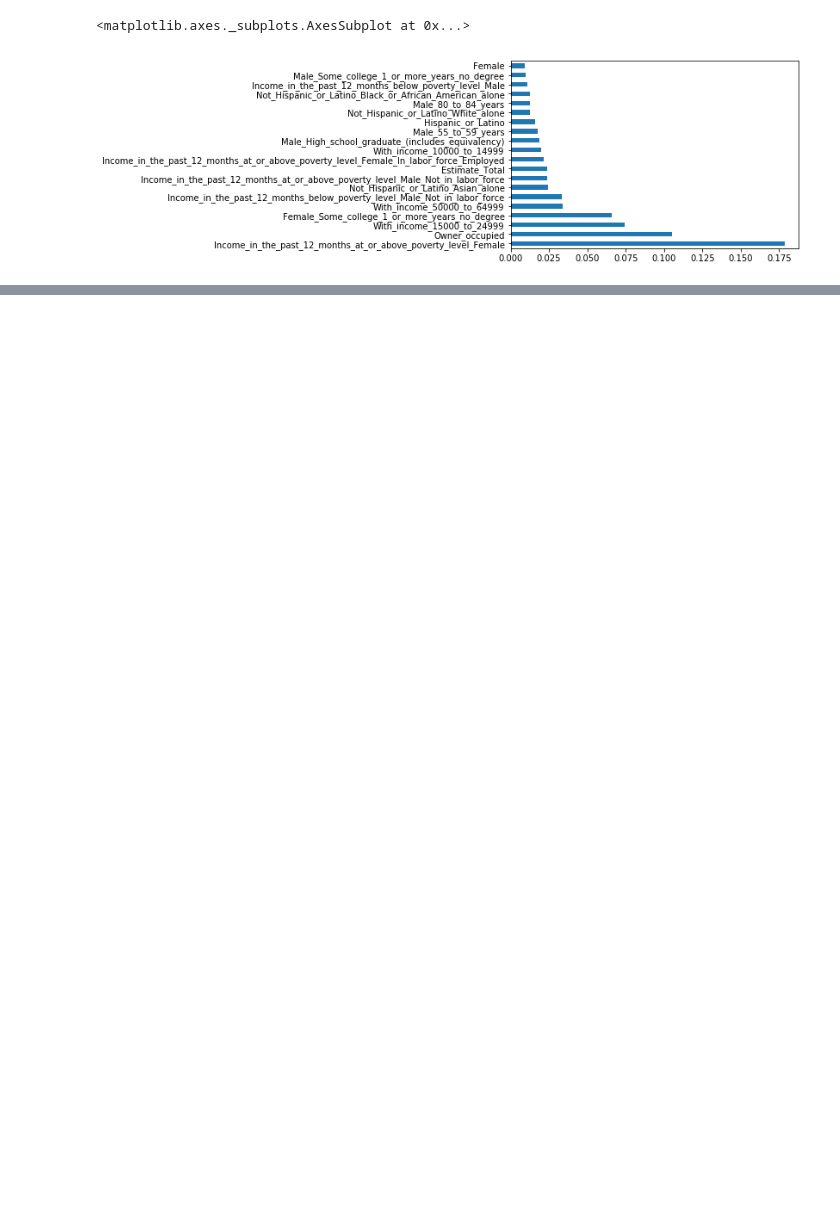
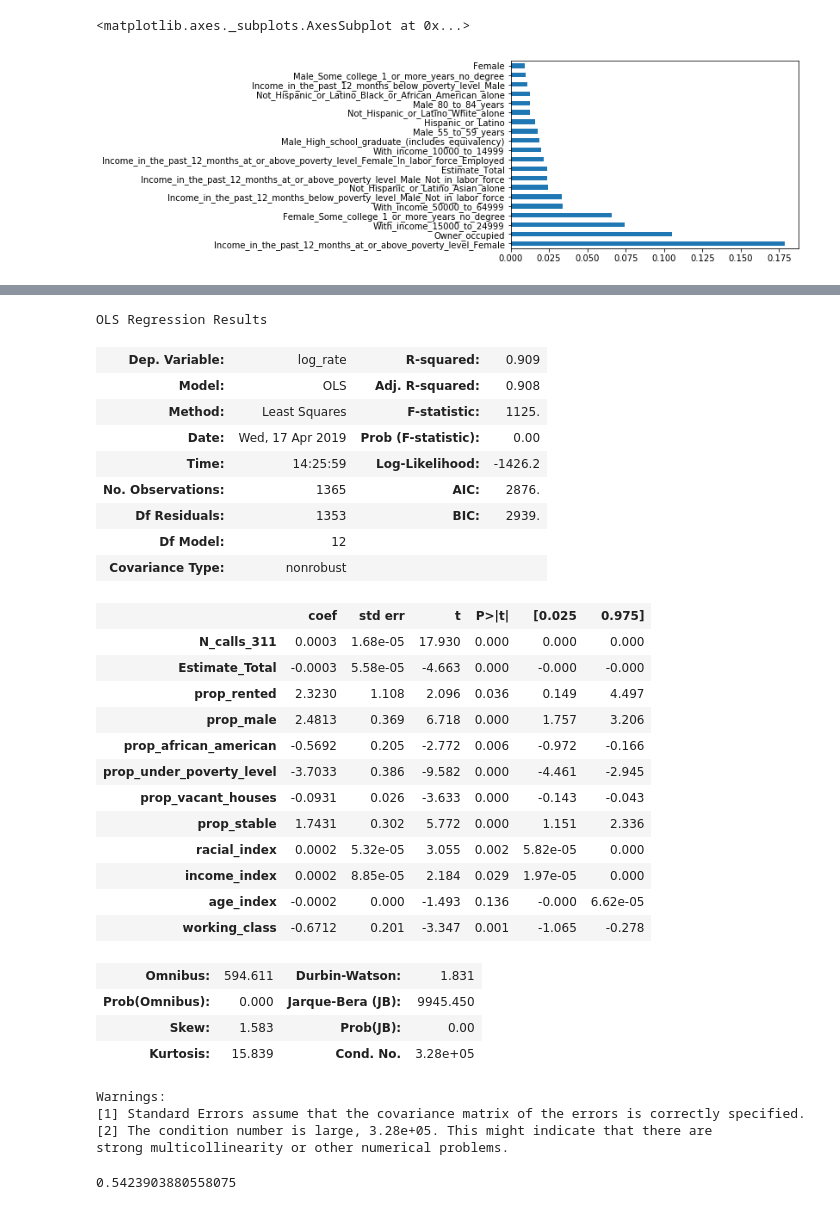
Before and after one commit to zhiwei-kou/sf-crime, a Jupyter notebook: code/python_modeling/0_Load_Spatial_Data_and_create_with_R.ipynb, the cells around one changed output, grey strips where cells are left out. Saved outputs shown, nothing was run; the diff lists cells and outputs as text; code cells hidden in the pictures; blank space fills up the shorter version.

Commit message:
basic modeling

```diff
--- a/code/python_modeling/0_Load_Spatial_Data_and_create_with_R.ipynb
+++ b/code/python_modeling/0_Load_Spatial_Data_and_create_with_R.ipynb
@@ -393,0 +509,43 @@ feat_importances.nlargest(20).plot(kind='barh')
+# %%
+## normal linear regrression
+from  statsmodels.api import OLS
+lr = OLS(Y_train,X_train).fit()
+lr.summary()
+# %% [output]
+OLS Regression Results
+| Dep. Variable: | log_rate | R-squared: | 0.909 |
+| Model: | OLS | Adj. R-squared: | 0.908 |
+| Method: | Least Squares | F-statistic: | 1125. |
+| Date: | Wed, 17 Apr 2019 | Prob (F-statistic): | 0.00 |
+| Time: | 14:25:59 | Log-Likelihood: | -1426.2 |
+| No. Observations: | 1365 | AIC: | 2876. |
+| Df Residuals: | 1353 | BIC: | 2939. |
+| Df Model: | 12 |  |  |
+| Covariance Type: | nonrobust |  |  |
+|  | coef | std err | t | P>|t| | [0.025 | 0.975] |
+| N_calls_311 | 0.0003 | 1.68e-05 | 17.930 | 0.000 | 0.000 | 0.000 |
+| Estimate_Total | -0.0003 | 5.58e-05 | -4.663 | 0.000 | -0.000 | -0.000 |
+| prop_rented | 2.3230 | 1.108 | 2.096 | 0.036 | 0.149 | 4.497 |
+| prop_male | 2.4813 | 0.369 | 6.718 | 0.000 | 1.757 | 3.206 |
+| prop_african_american | -0.5692 | 0.205 | -2.772 | 0.006 | -0.972 | -0.166 |
+| prop_under_poverty_level | -3.7033 | 0.386 | -9.582 | 0.000 | -4.461 | -2.945 |
+| prop_vacant_houses | -0.0931 | 0.026 | -3.633 | 0.000 | -0.143 | -0.043 |
+| prop_stable | 1.7431 | 0.302 | 5.772 | 0.000 | 1.151 | 2.336 |
+| racial_index | 0.0002 | 5.32e-05 | 3.055 | 0.002 | 5.82e-05 | 0.000 |
+| income_index | 0.0002 | 8.85e-05 | 2.184 | 0.029 | 1.97e-05 | 0.000 |
+| age_index | -0.0002 | 0.000 | -1.493 | 0.136 | -0.000 | 6.62e-05 |
+| working_class | -0.6712 | 0.201 | -3.347 | 0.001 | -1.065 | -0.278 |
+| Omnibus: | 594.611 | Durbin-Watson: | 1.831 |
+| Prob(Omnibus): | 0.000 | Jarque-Bera (JB): | 9945.450 |
+| Skew: | 1.583 | Prob(JB): | 0.00 |
+| Kurtosis: | 15.839 | Cond. No. | 3.28e+05 |
+Warnings:
+[1] Standard Errors assume that the covariance matrix of the errors is correctly specified.
+[2] The condition number is large, 3.28e+05. This might indicate that there are
+strong multicollinearity or other numerical problems.
+# %%
+Y_pred_lr = lr.predict(X_test)
+mse_lr = mean_squared_error(Y_test, Y_pred_lr)
+print(mse_lr)
+# %% [output]
+0.5423903880558075
```
Also changed, not shown: parts of 16 cells of this notebook.
